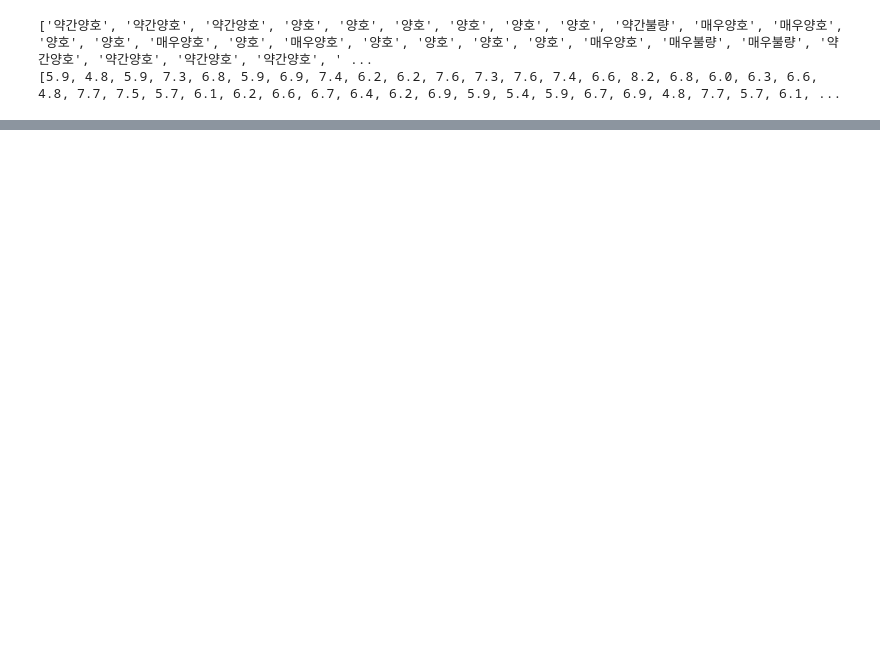
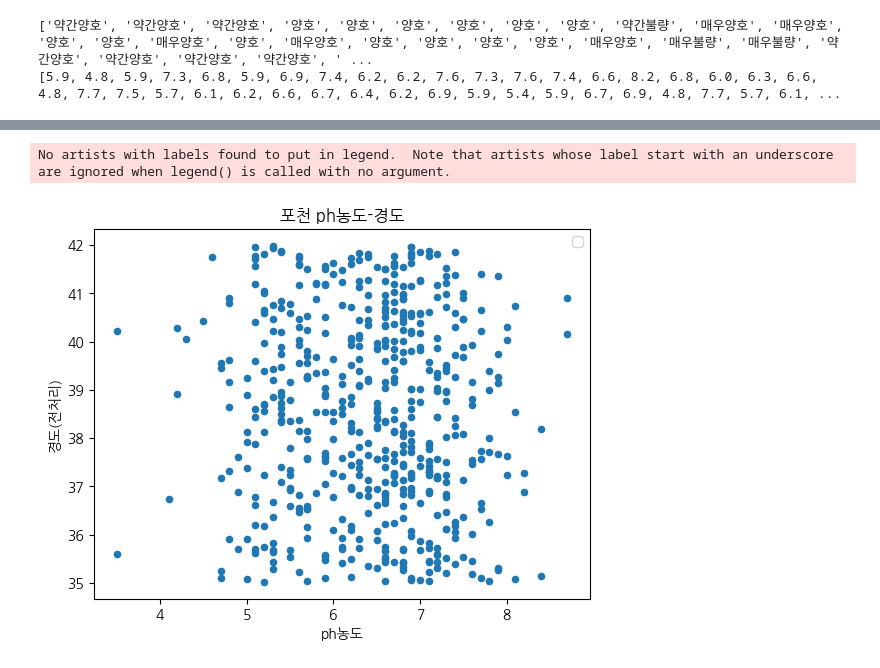
Before and after one commit to JungByoul/Python_Practice, a Jupyter notebook: 토양데이터합치기/전처리/preprocess_soil_data.ipynb, the cells around one changed output, grey strips where cells are left out. Drawn from its saved outputs; the diff is of its cells as text; code cells hidden in the pictures; blank space fills up the shorter version.

Commit message:
토양-맛데이터 간의 상관관계 분석, 기후데이터 전처리 최종

```diff
--- a/토양데이터합치기/전처리/preprocess_soil_data.ipynb
+++ b/토양데이터합치기/전처리/preprocess_soil_data.ipynb
@@ -297,0 +356,13 @@ df_pocheon.to_csv('./df_pocheon_preproceseed.csv', index=False)
+# %%
+import matplotlib.font_manager as fm  # 폰트 매니저 실행
+
+
+fe = fm.FontEntry(fname=r'/Users/Star1/Desktop/부트캠프_파이썬 _실습/Python_Practice/프로젝트/글꼴/나눔글꼴/나눔명조/NanumFontSetup_OTF_MYUNGJO/NanumMyeongjoBold.otf', name='NanumMyengjoBold') #파일 저장되어있는 경로와 이름 설정
+fm.fontManager.ttflist.insert(0, fe)  # Matplotlib에 폰트 추가
+plt.rcParams.update({'font.size': 10, 'font.family': 'NanumGothic'}) #폰트설정
+# %%
+path_folder = f'/Users/Star1/Desktop/부트캠프_파이썬 _실습/Python_Practice/토양데이터합치기/전처리/used_apple.csv'
+df_app = pd.read_csv(path_folder)
+
+#군위 맛데이터
+df_app_gunwi = df_app.iloc[:7]
@@ -297,0 +378,5 @@ df_pocheon.to_csv('./df_pocheon_preproceseed.csv', index=False)
+# %%
+#포천 맛데이터
+df_app_pocheon = df_app.iloc[7:]
+df_app_pocheon= df_app_pocheon.reset_index(drop=True)
+df_app_pocheon
@@ -297,0 +392,11 @@ df_pocheon.to_csv('./df_pocheon_preproceseed.csv', index=False)
+# %%
+#포천 맛데이터+토양데이터
+pocheon= pd.concat([df_pocheon, df_app_pocheon], axis=1)
+pocheon.isnull().sum()#각 열의 결측치 확인
+
+random_hardness = (np.random.uniform(35, 42, 595-54+1)) #전체 인덱스 595에서 ph 결측치 개수 54 제외
+random_hardness = pd.Series(random_hardness)
+
+# pocheon = pd.concat([pocheon, random_hardness], axis=1)
+pocheon['경도(전처리)'] = random_hardness
+print(pocheon.tail(55))
@@ -297,0 +421,10 @@ df_pocheon.to_csv('./df_pocheon_preproceseed.csv', index=False)
+# %%
+#시각화
+pocheon.plot.scatter(x='ph농도', y='경도(전처리)')
+
+plt.title('포천 ph농도-경도')
+plt.legend()
+plt.show()
+# %% [output]
+No artists with labels found to put in legend.  Note that artists whose label start with an underscore are ignored when legend() is called with no argument.
+[figure, added]
```
Also changed, not shown: parts of 19 cells of this notebook, 14 other files.
